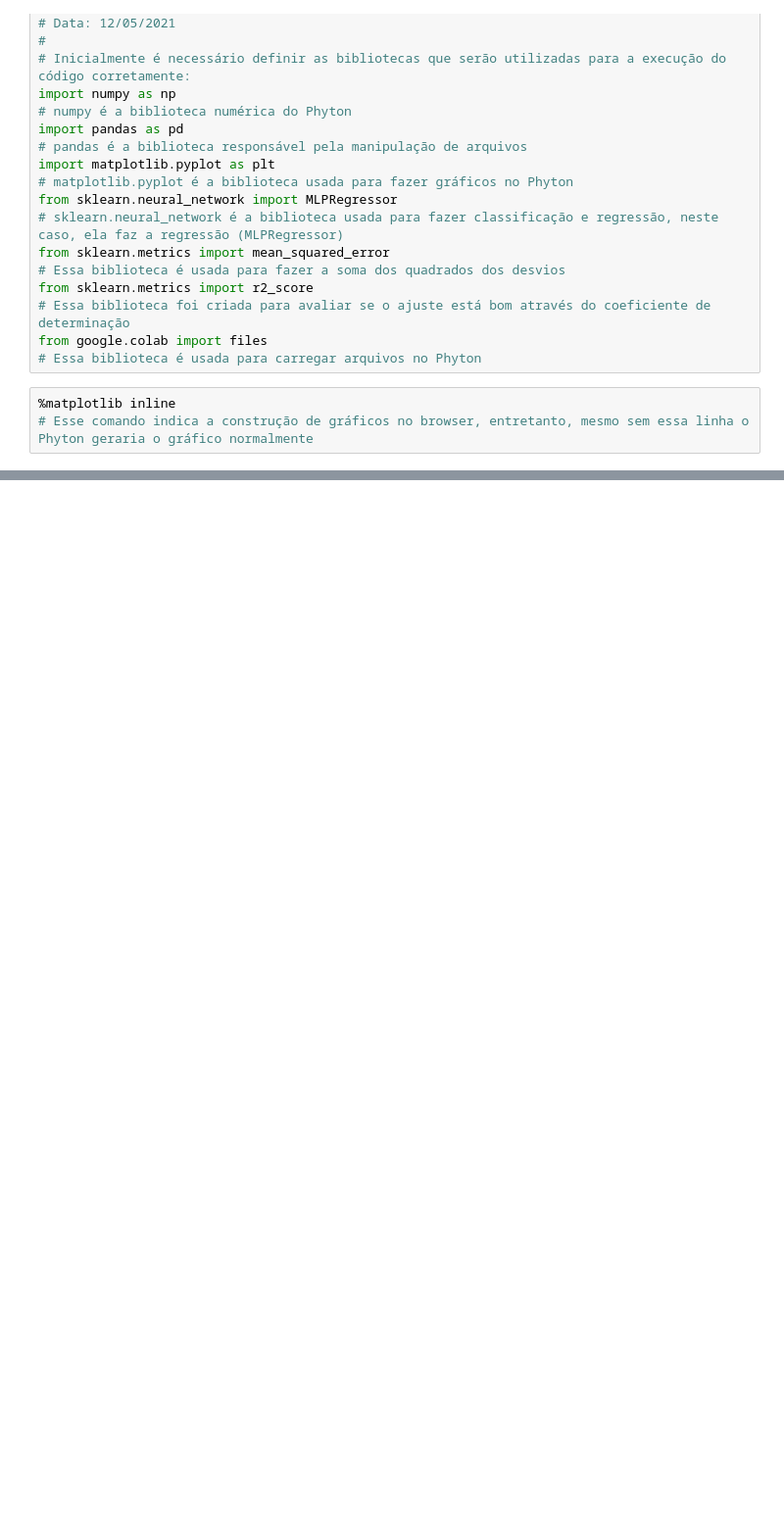
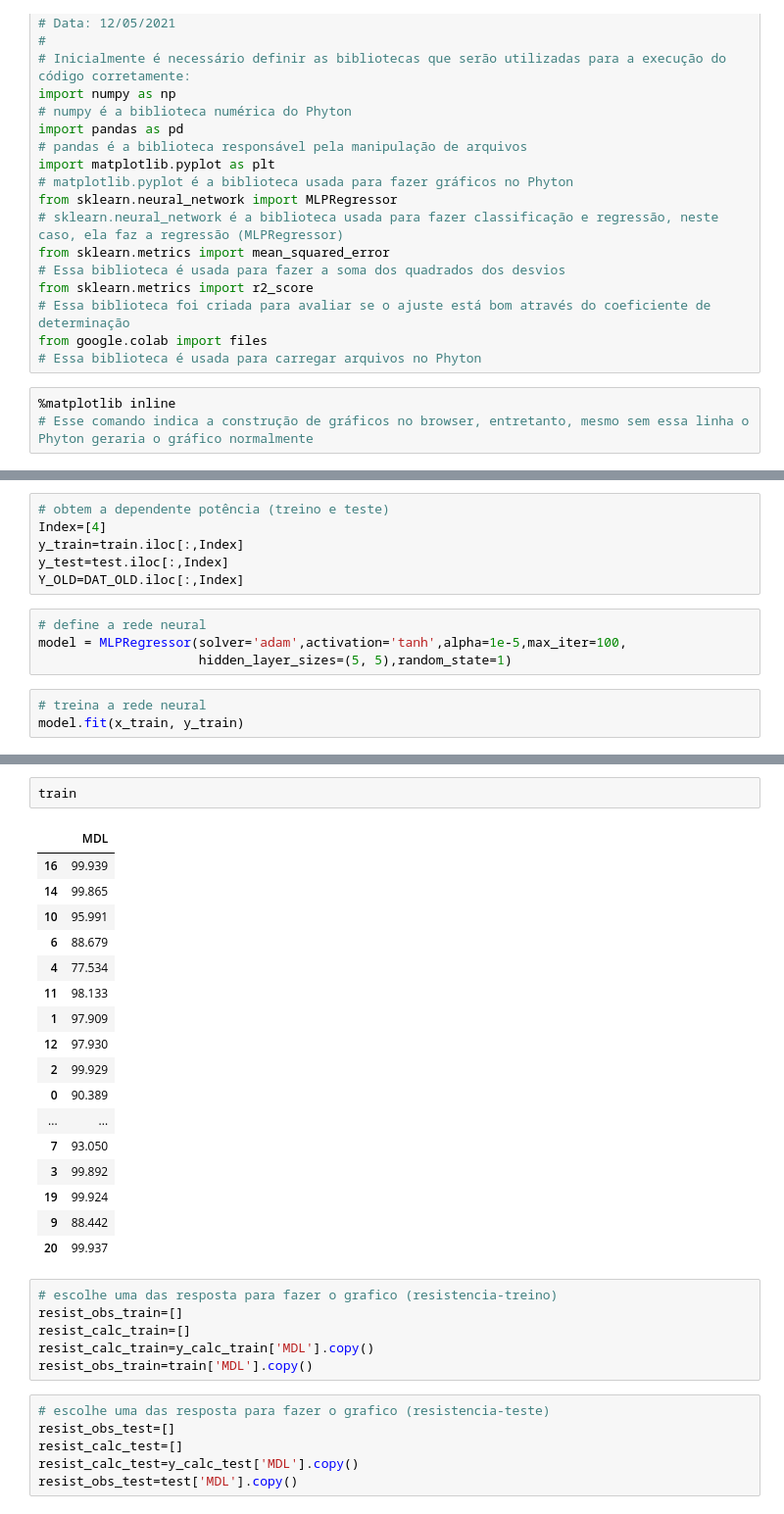
Before and after one commit to Fernanda101704/Basededados, a Jupyter notebook: Projeto_1_RN.ipynb, the cells around one changed output, grey strips where cells are left out. Shown at 98% size. Cells and saved outputs as stored; diff of their text form; blank space fills up the shorter version.

```diff
--- a/Projeto_1_RN.ipynb
+++ b/Projeto_1_RN.ipynb
@@ -53,0 +121,13 @@ df = pd.read_csv('csvFile', ',', usecols=['Advertising', 'Marketing', 'Promotion
+# %%
+# obtem a dependente potência (treino e teste)
+Index=[4]
+y_train=train.iloc[:,Index]
+y_test=test.iloc[:,Index]
+Y_OLD=DAT_OLD.iloc[:,Index]
+# %%
+# define a rede neural
+model = MLPRegressor(solver='adam',activation='tanh',alpha=1e-5,max_iter=100,
+                     hidden_layer_sizes=(5, 5),random_state=1)
+# %%
+# treina a rede neural
+model.fit(x_train, y_train)
@@ -53,0 +170,32 @@ df = pd.read_csv('csvFile', ',', usecols=['Advertising', 'Marketing', 'Promotion
+# %%
+train
+# %% [output]
+|  | MDL |
+| 16 | 99.939 |
+| 14 | 99.865 |
+| 10 | 95.991 |
+| 6 | 88.679 |
+| 4 | 77.534 |
+| 11 | 98.133 |
+| 1 | 97.909 |
+| 12 | 97.930 |
+| 2 | 99.929 |
+| 0 | 90.389 |
+| ... | ... |
+| 7 | 93.050 |
+| 3 | 99.892 |
+| 19 | 99.924 |
+| 9 | 88.442 |
+| 20 | 99.937 |
+# %%
+# escolhe uma das resposta para fazer o grafico (resistencia-treino)
+resist_obs_train=[]
+resist_calc_train=[]
+resist_calc_train=y_calc_train['MDL'].copy()
+resist_obs_train=train['MDL'].copy()
+# %%
+# escolhe uma das resposta para fazer o grafico (resistencia-teste)
+resist_obs_test=[]
+resist_calc_test=[]
+resist_calc_test=y_calc_test['MDL'].copy()
+resist_obs_test=test['MDL'].copy()
```
Also changed, not shown: parts of 24 cells of this notebook.
